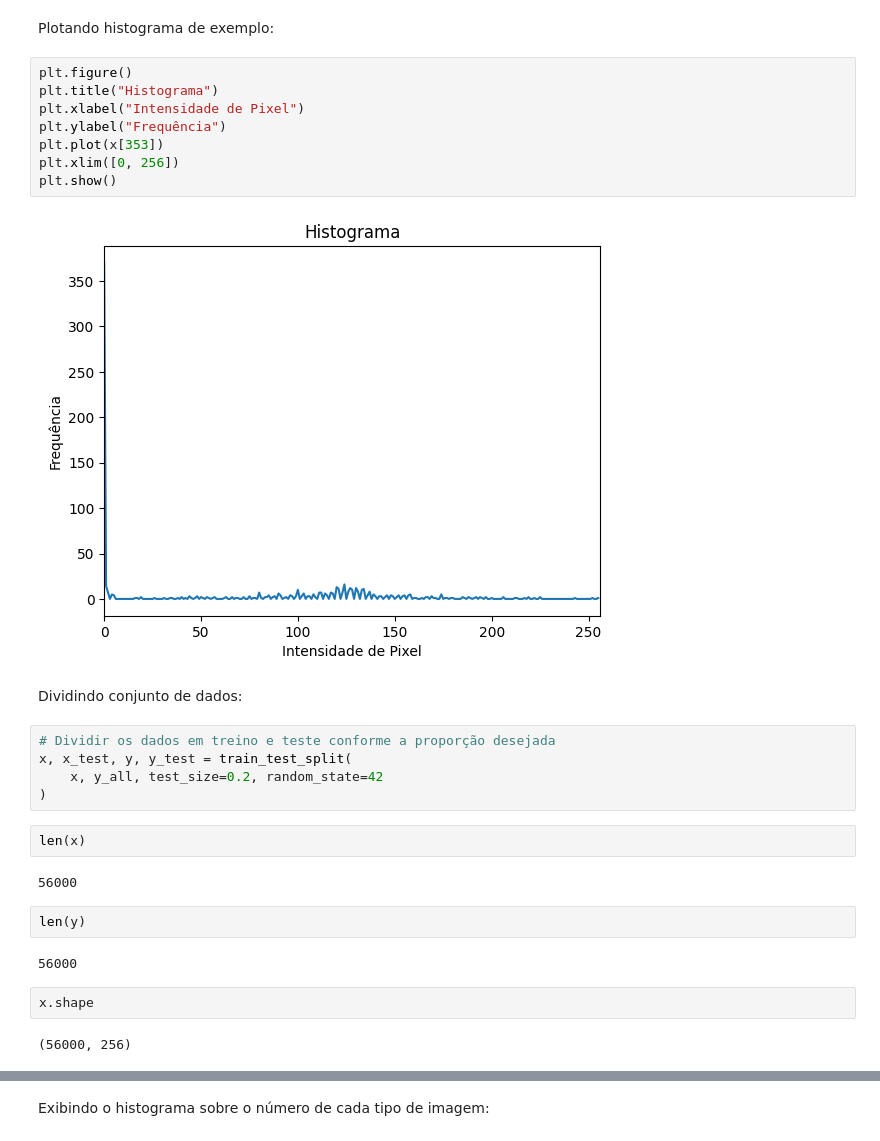
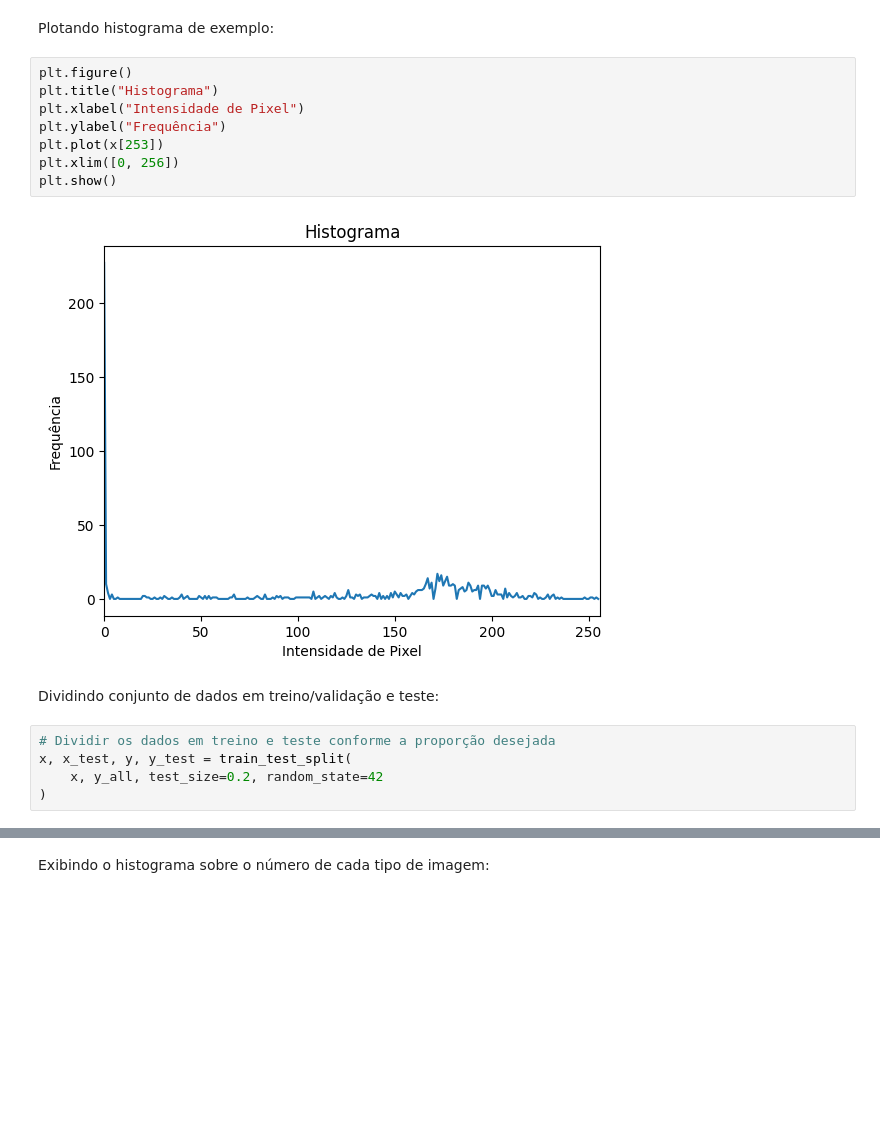
Before and after one commit to lorran-araujo/LNCC, a Jupyter notebook: disciplinas/redes-neurais/codes/lista2/exercicio1.ipynb, the cells around one changed output, grey strips where cells are left out. Drawn from its saved outputs; the diff is of its cells as text; blank space fills up the shorter version.

```diff
--- a/disciplinas/redes-neurais/codes/lista2/exercicio1.ipynb
+++ b/disciplinas/redes-neurais/codes/lista2/exercicio1.ipynb
@@ -111,29 +94,17 @@ Plotando histograma de exemplo:
 # %%
 plt.figure()
 plt.title("Histograma")
 plt.xlabel("Intensidade de Pixel")
 plt.ylabel("Frequência")
-plt.plot(x[353])
+plt.plot(x[253])
 plt.xlim([0, 256])
 plt.show()
 # %% [output]
-[figure, old version]
+[figure, new version]
 # %% [markdown]
-Dividindo conjunto de dados:
+Dividindo conjunto de dados em treino/validação e teste:
 # %%
 # Dividir os dados em treino e teste conforme a proporção desejada
 x, x_test, y, y_test = train_test_split(
     x, y_all, test_size=0.2, random_state=42
 )
-# %%
-len(x)
-# %% [output]
-56000
-# %%
-len(y)
-# %% [output]
-56000
-# %%
-x.shape
-# %% [output]
-(56000, 256)
```
Also changed, not shown: parts of 23 cells of this notebook, 4 other files.
